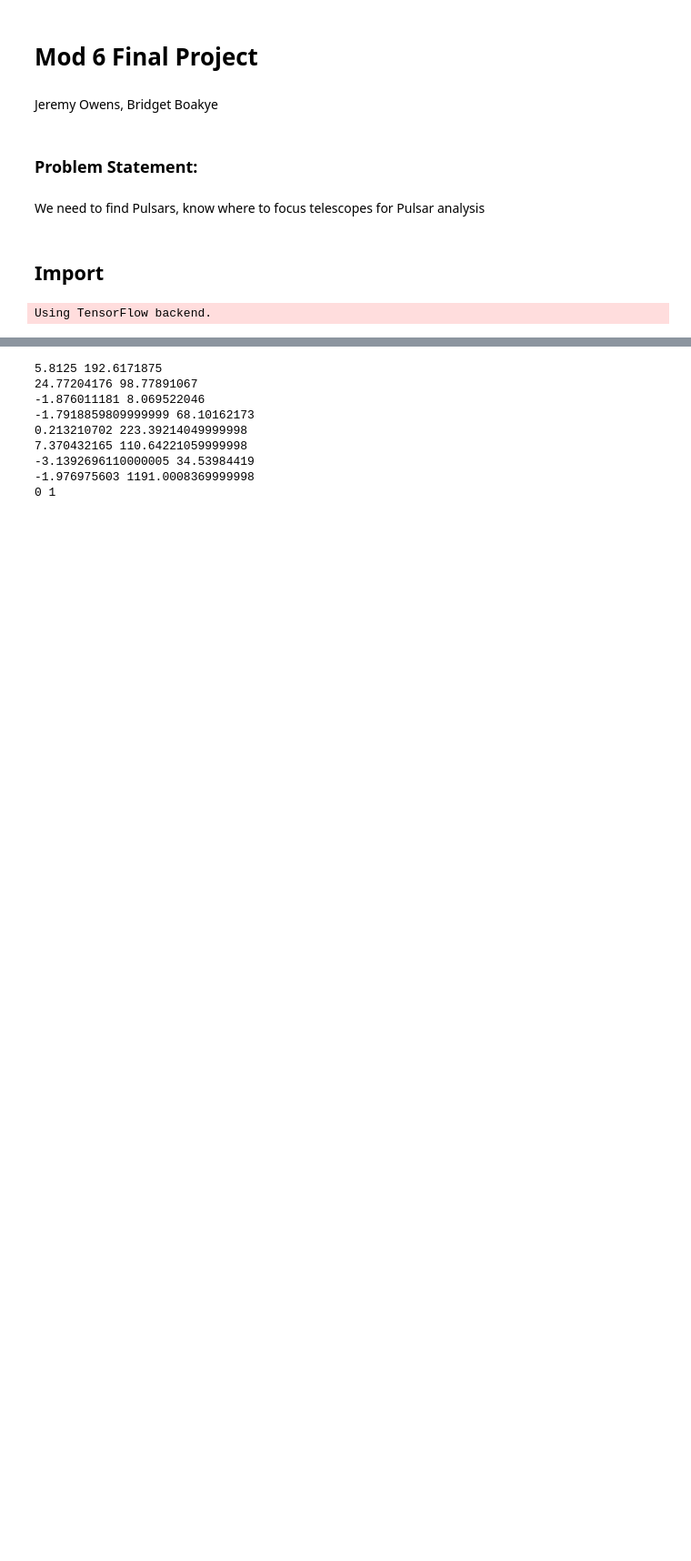
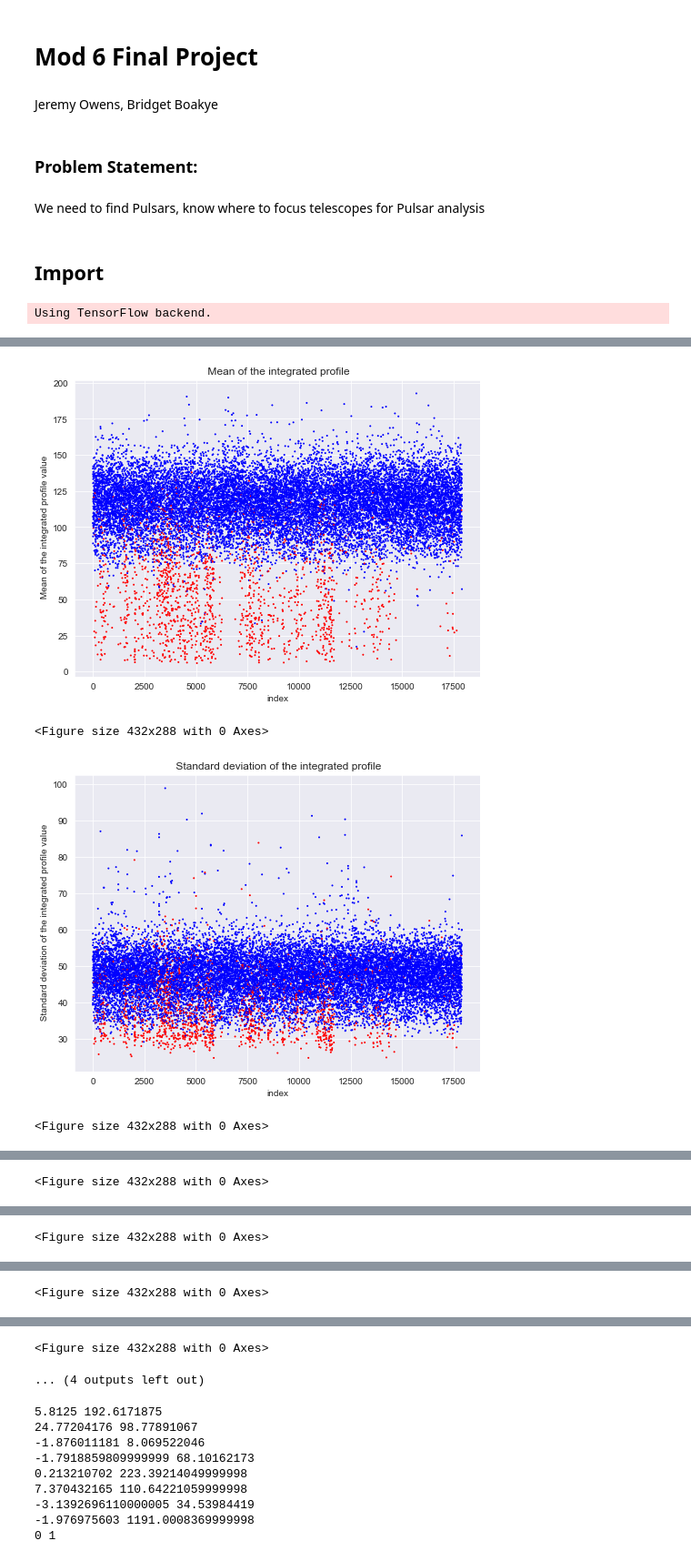
Before and after one commit to zapatos24/Pulsar_Star_Classification, a Jupyter notebook: jeremy-wip-notebook.ipynb, the cells around one changed output, grey strips where cells are left out. Shown at 91% size. Drawn from its saved outputs; the diff is of its cells as text; code cells hidden in the pictures; blank space fills up the shorter version.

```diff
--- a/jeremy-wip-notebook.ipynb
+++ b/jeremy-wip-notebook.ipynb
@@ -55,3 +53,18 @@ pulsar_df.head(10)
 | 7 | 130.382812 | 39.844056 | -0.158323 | 0.389540 | ... |
 | 8 | 107.250000 | 52.627078 | 0.452688 | 0.170347 | ... |
 | 9 | 107.257812 | 39.496488 | 0.465882 | 1.162877 | ... |
+# %%
+for col in pulsar_df.columns[:-1]:
+    plt.figure(figsize=(8,6))
+    plt.scatter(range(len(pulsar_df)), pulsar_df[col],
+                c=['b' if x==0 else 'r' for x in pulsar_df.target_class.values], s=1)
+    plt.title(col)
+    plt.xlabel('index')
+    plt.ylabel(col+' value')
+    plt.show()
+    plt.clf()
+# %% [output]
+[figure, added]
+<Figure size 432x288 with 0 Axes>
+[figure, added]
+<Figure size 432x288 with 0 Axes>
@@ -57,0 +72 @@ pulsar_df.head(10)
+<Figure size 432x288 with 0 Axes>
@@ -57,0 +74 @@ pulsar_df.head(10)
+<Figure size 432x288 with 0 Axes>
@@ -57,0 +76 @@ pulsar_df.head(10)
+<Figure size 432x288 with 0 Axes>
@@ -58,3 +78,5 @@ pulsar_df.head(10)
+<Figure size 432x288 with 0 Axes>
+... (4 outputs left out)
 # %%
 for col in pulsar_df.columns:
     print(min(pulsar_df[col]), max(pulsar_df[col]))
```
Also changed, not shown: parts of 50 cells of this notebook.
